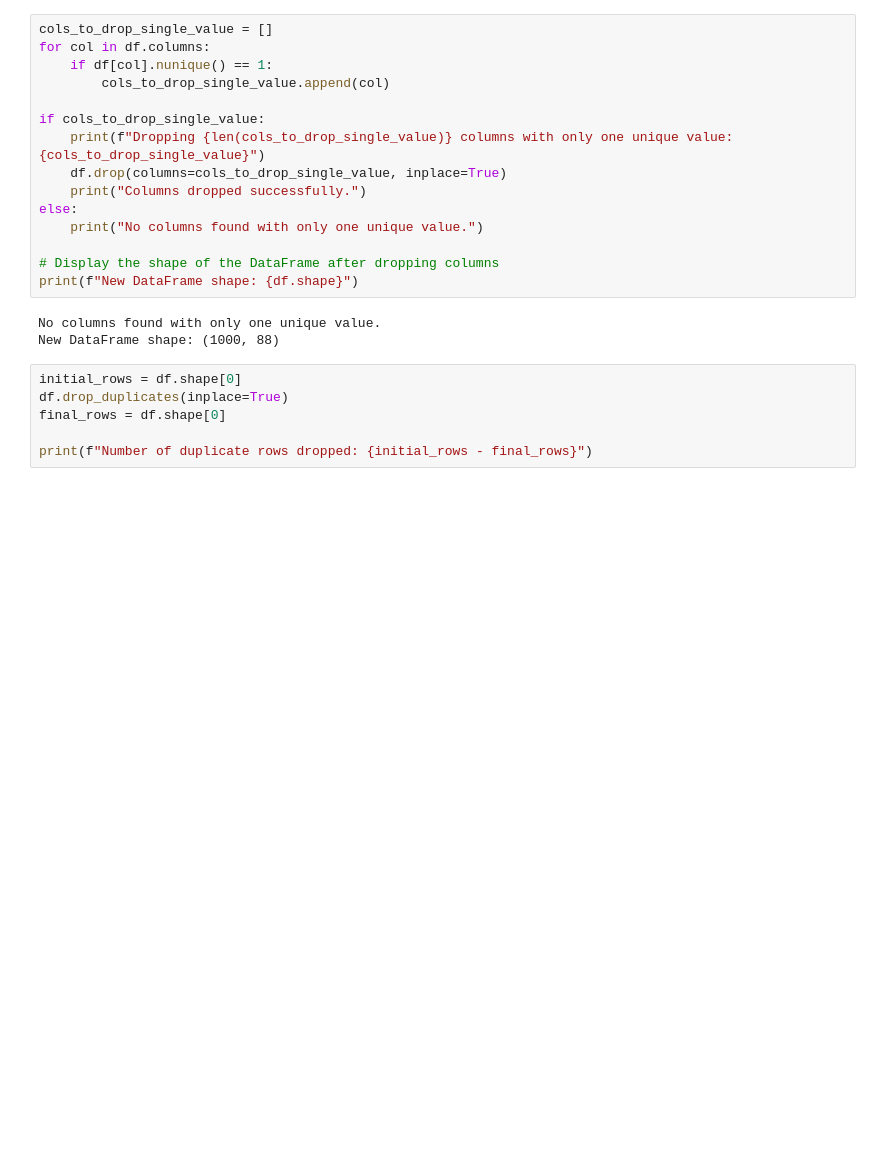
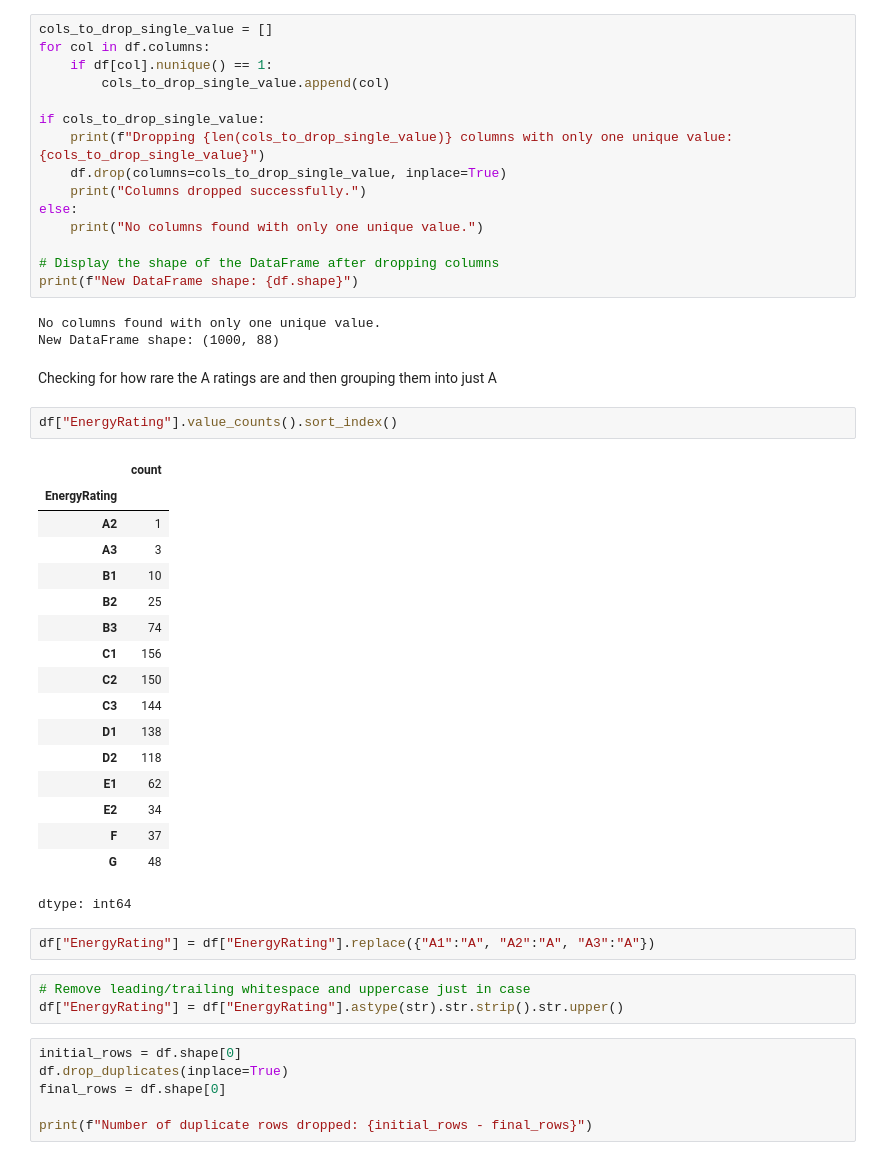
Before and after one commit to BenRyan-8/APA_CA, a Jupyter notebook: BERPrediction.ipynb, the cells around one changed output. Cells and saved outputs as stored; diff of their text form; blank space fills up the shorter version.

```diff
--- a/BERPrediction.ipynb
+++ b/BERPrediction.ipynb
@@ -296,6 +296,33 @@ print(f"New DataFrame shape: {df.shape}")
 # %% [output]
 No columns found with only one unique value.
 New DataFrame shape: (1000, 88)
+# %% [markdown]
+Checking for how rare the A ratings are and then grouping them into just A
+# %%
+df["EnergyRating"].value_counts().sort_index()
+# %% [output]
+|  | count |
+| EnergyRating |  |
+| A2 | 1 |
+| A3 | 3 |
+| B1 | 10 |
+| B2 | 25 |
+| B3 | 74 |
+| C1 | 156 |
+| C2 | 150 |
+| C3 | 144 |
+| D1 | 138 |
+| D2 | 118 |
+| E1 | 62 |
+| E2 | 34 |
+| F | 37 |
+| G | 48 |
+dtype: int64
+# %%
+df["EnergyRating"] = df["EnergyRating"].replace({"A1":"A", "A2":"A", "A3":"A"})
+# %%
+# Remove leading/trailing whitespace and uppercase just in case
+df["EnergyRating"] = df["EnergyRating"].astype(str).str.strip().str.upper()
 # %%
 initial_rows = df.shape[0]
 df.drop_duplicates(inplace=True)
```
Also changed, not shown: parts of 19 cells of this notebook.
